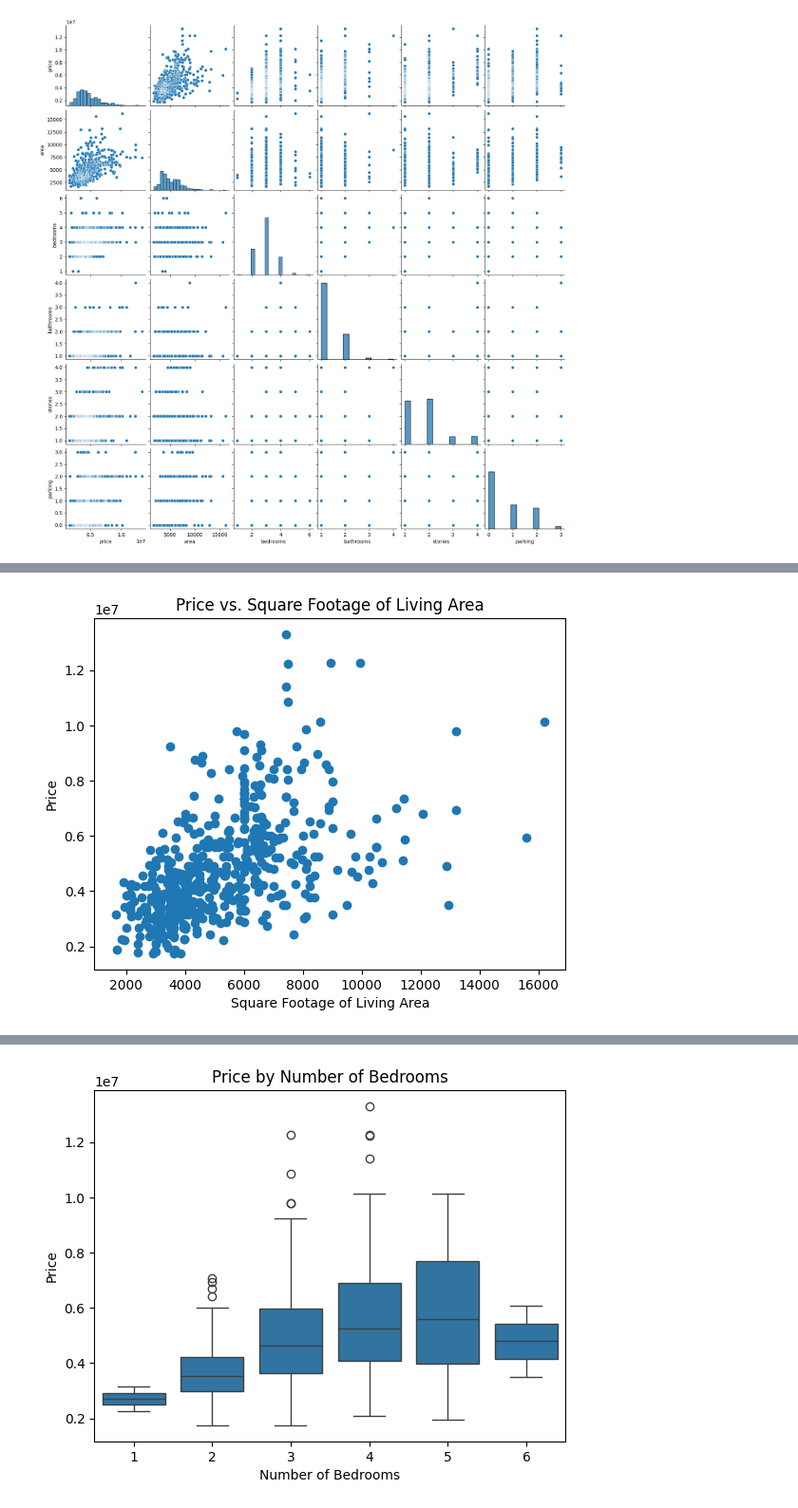
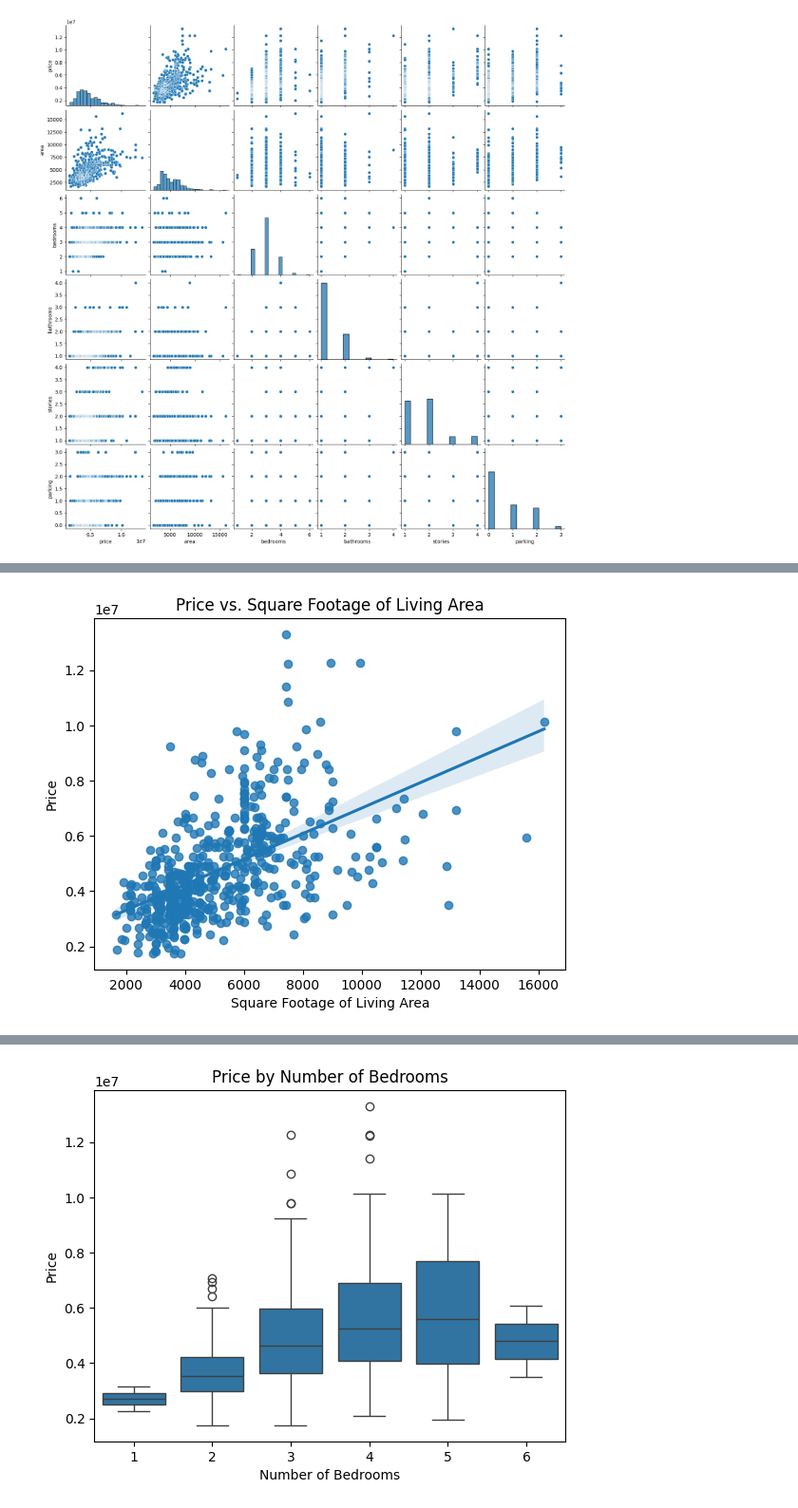
Before and after one commit to JherrerasPY/Project-001_House-Price-Prediction_Easy, a Jupyter notebook: house-price.ipynb, the cells around one changed output, grey strips where cells are left out. Shown at 95% size. Saved outputs shown, nothing was run; the diff lists cells and outputs as text; code cells hidden in the pictures.

```diff
--- a/house-price.ipynb
+++ b/house-price.ipynb
@@ -258,8 +283,9 @@ plt.show()
 # %%
-plt.scatter(df['area'], df['price'])
+sns.regplot(x='area', y='price', data=df)
+# plt.scatter(df['area'], df['price'])
 plt.xlabel('Square Footage of Living Area')
 plt.ylabel('Price')
 plt.title('Price vs. Square Footage of Living Area')
 plt.show()
 # %% [output]
-[figure, old version]
+[figure, new version]
```
Also changed, not shown: parts of 52 cells of this notebook, 1 other file.
